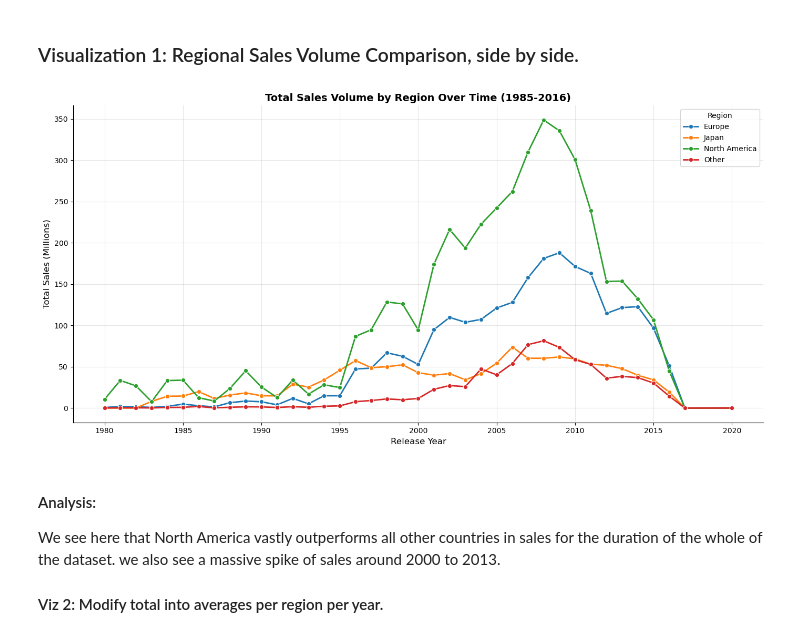
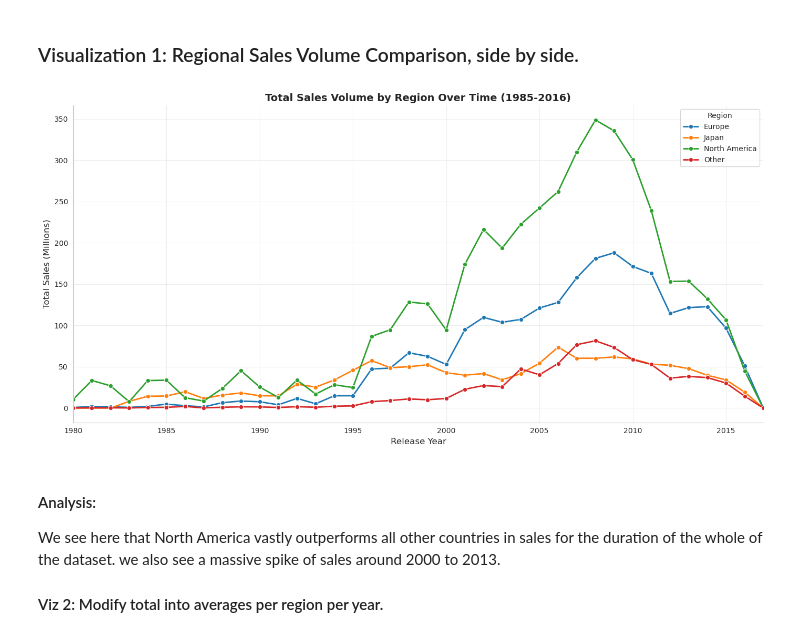
Before and after one commit to RacerBeats/DATA_ANALYTICS_FINAL_PROJ, a Jupyter notebook: Gaming sales project/game_analysis.ipynb, the cells around one changed output. Drawn from its saved outputs; the diff is of its cells as text; code cells hidden in the pictures.

```diff
--- a/Gaming sales project/game_analysis.ipynb
+++ b/Gaming sales project/game_analysis.ipynb
@@ -106,30 +106,31 @@ First 5 rows:
 # %%
 # Group by Year AND Region, then sum sales
 region_over_time = valid_data.groupby(['Year_of_Release', 'Region'])['Sales_Millions'].sum().reset_index()
 
 # Plot
 plt.figure(figsize=(14, 7))
 
 sns.lineplot(
     data=region_over_time,
     x='Year_of_Release',
     y='Sales_Millions',
     hue='Region',
     marker='o',
     linewidth=2
 )
 
 plt.title('Total Sales Volume by Region Over Time (1985-2016)', fontsize=14, fontweight='bold')
 plt.xlabel('Release Year', fontsize=12)
+plt.xlim(left=1980, right=2017)
 plt.ylabel('Total Sales (Millions)', fontsize=12)
 plt.legend(title='Region')
 plt.grid(True, alpha=0.3)
 sns.despine()
 
 plt.tight_layout()
 plt.show()
 # %% [output]
-[figure, old version]
+[figure, new version]
 # %% [markdown]
 #### Analysis:
 We see here that North America vastly outperforms all other countries in sales for the duration of the whole of the dataset. we also see a massive spike of sales around 2000 to 2013.
```
Also changed, not shown: parts of 6 cells of this notebook.
